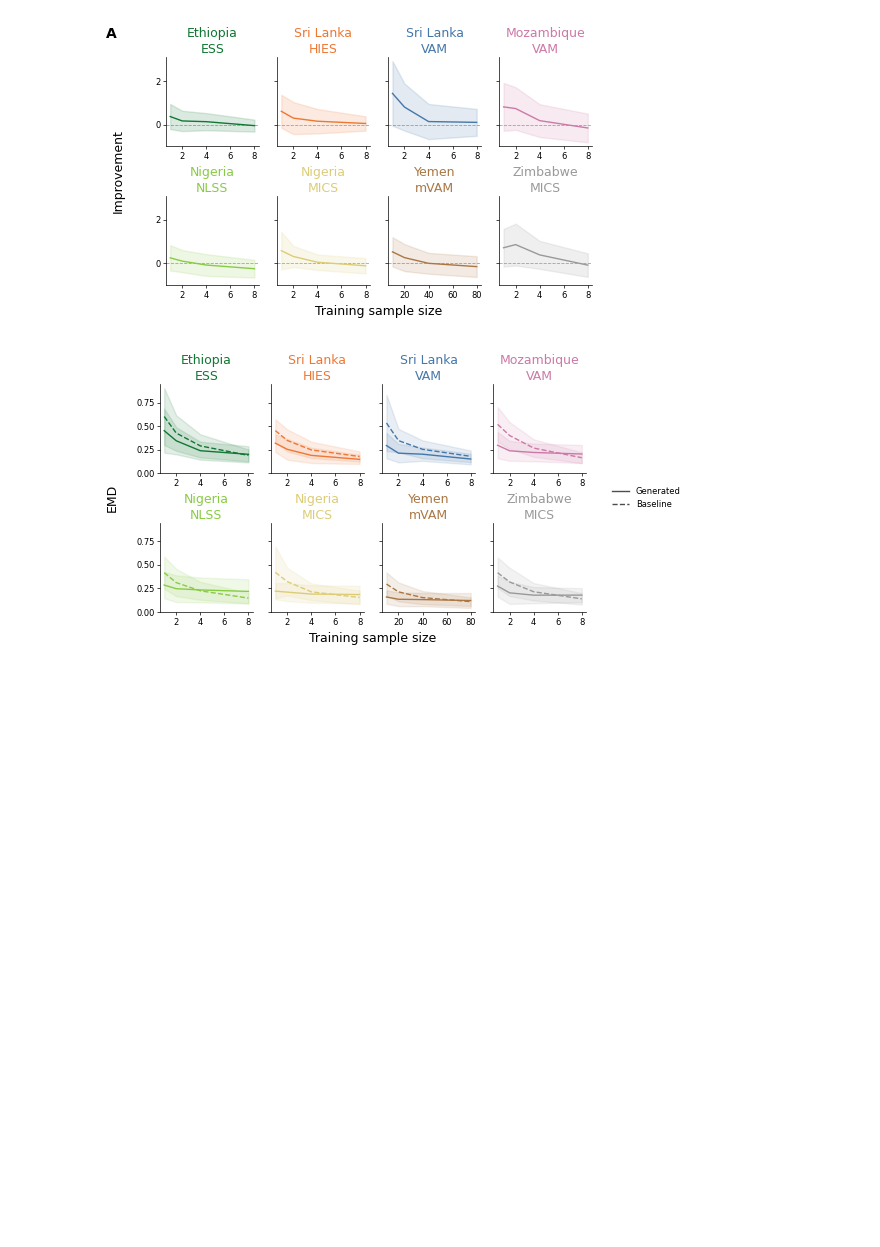
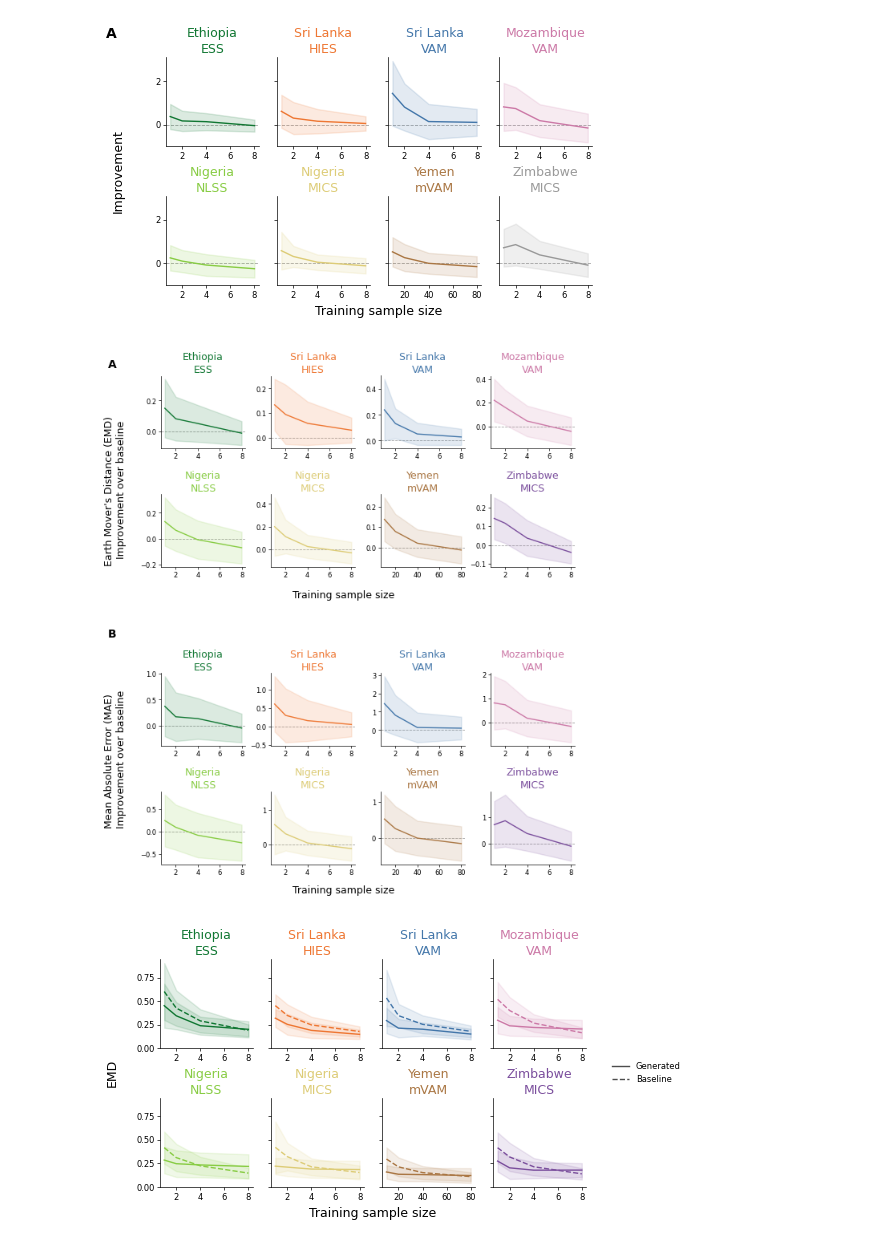
Before and after one commit to federicasibilla/cNF_HS, a Jupyter notebook: Q1/across_experiments_sensitivity/sensitivity_new.ipynb, the cells around one changed output. Drawn from its saved outputs; the diff is of its cells as text; code cells hidden in the pictures; blank space fills up the shorter version.

Commit message:
new figure 7

```diff
--- a/Q1/across_experiments_sensitivity/sensitivity_new.ipynb
+++ b/Q1/across_experiments_sensitivity/sensitivity_new.ipynb
@@ -188,7 +188,7 @@ EXPERIMENT_STYLE = {
     "nga_micron": {"label": "Nigeria NLSS",   "color": "#88CC44"},
     "nga_mics":   {"label": "Nigeria MICS",   "color": "#DDCC77"},
     "yem_mvam":   {"label": "Yemen mVAM",     "color": "#AA7744"},
-    "zwe_mics":   {"label": "Zimbabwe MICS",  "color": "#999999"},
+    "zwe_mics":   {"label": "Zimbabwe MICS",  "color": "#7B4F9D"},
 }
 
 experiments_in_df = list(avg_df["experiment"].drop_duplicates())
@@ -332,3 +533,10 @@ plot_metric_grid(
+# %%
+plot_two_metric_grids(
+    df=plot_df,
+    out_path=OUT_DIR / "sensitivity_two_panel_grid.png",
+)
+# %% [output]
+[figure, added]
 # %%
 # ── recompute plot_df with separate baseline (emd_over) and gen (emd_gen) columns ──
 
@@ -419,4 +627,4 @@ plt.savefig(OUT_DIR / "sensitivity_emd_contributions_grid.png", dpi=400, bbox_in
 plt.savefig(OUT_DIR / "sensitivity_emd_contributions_grid.pdf", bbox_inches="tight")
 plt.show()
 # %% [output]
-[figure, old version]
+[figure, new version]
```
Also changed, not shown: parts of 4 cells of this notebook, 18 other files.
